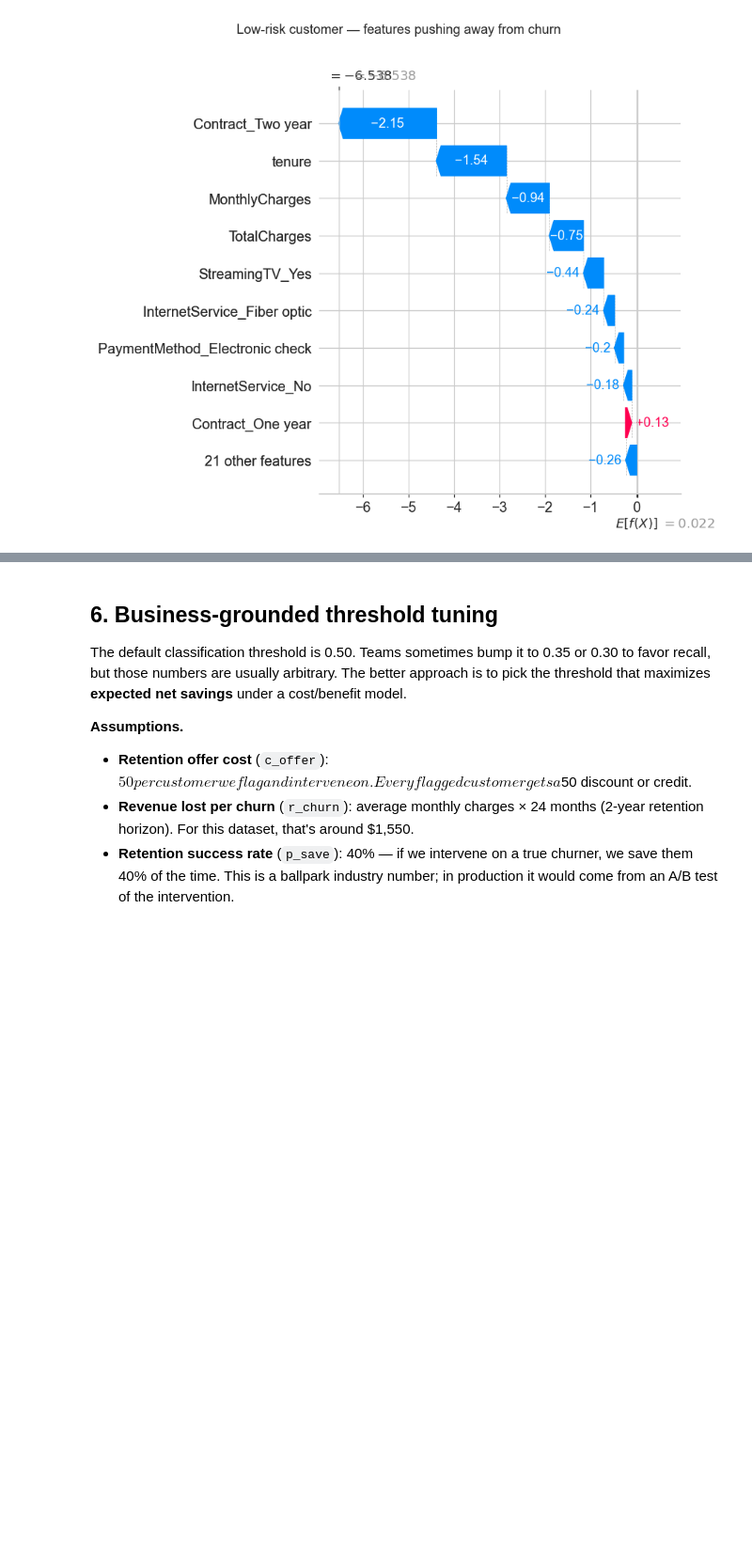
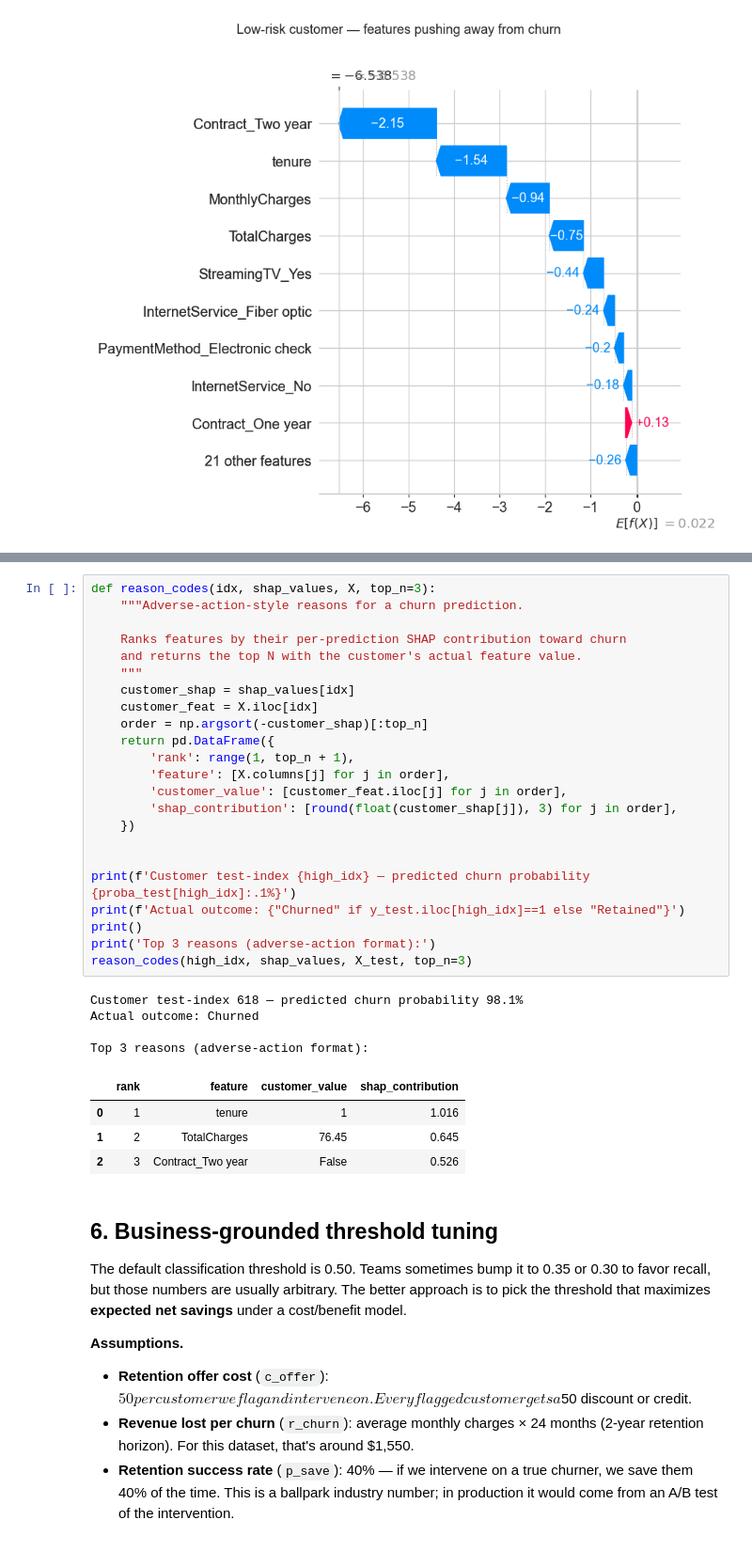
Before and after one commit to hhhhh168/customer-churn-prediction, a Jupyter notebook: notebooks/02_model_analysis.ipynb, the cells around one changed output, grey strips where cells are left out. Shown at 94% size. Saved outputs shown, nothing was run; the diff lists cells and outputs as text; blank space fills up the shorter version.

```diff
--- a/notebooks/02_model_analysis.ipynb
+++ b/notebooks/02_model_analysis.ipynb
@@ -285,3 +293,35 @@ plt.show()
+# %%
+def reason_codes(idx, shap_values, X, top_n=3):
+    """Adverse-action-style reasons for a churn prediction.
+
+    Ranks features by their per-prediction SHAP contribution toward churn
+    and returns the top N with the customer's actual feature value.
+    """
+    customer_shap = shap_values[idx]
+    customer_feat = X.iloc[idx]
+    order = np.argsort(-customer_shap)[:top_n]
+    return pd.DataFrame({
+        'rank': range(1, top_n + 1),
+        'feature': [X.columns[j] for j in order],
+        'customer_value': [customer_feat.iloc[j] for j in order],
+        'shap_contribution': [round(float(customer_shap[j]), 3) for j in order],
+    })
+
+
+print(f'Customer test-index {high_idx} — predicted churn probability {proba_test[high_idx]:.1%}')
+print(f'Actual outcome: {"Churned" if y_test.iloc[high_idx]==1 else "Retained"}')
+print()
+print('Top 3 reasons (adverse-action format):')
+reason_codes(high_idx, shap_values, X_test, top_n=3)
+# %% [output]
+Customer test-index 618 — predicted churn probability 98.1%
+Actual outcome: Churned
+
+Top 3 reasons (adverse-action format):
+|  | rank | feature | customer_value | shap_contribution |
+| 0 | 1 | tenure | 1 | 1.016 |
+| 1 | 2 | TotalCharges | 76.45 | 0.645 |
+| 2 | 3 | Contract_Two year | False | 0.526 |
 # %% [markdown]
 ## 6. Business-grounded threshold tuning
 
```
Also changed, not shown: parts of 2 cells of this notebook, 2 other files.
